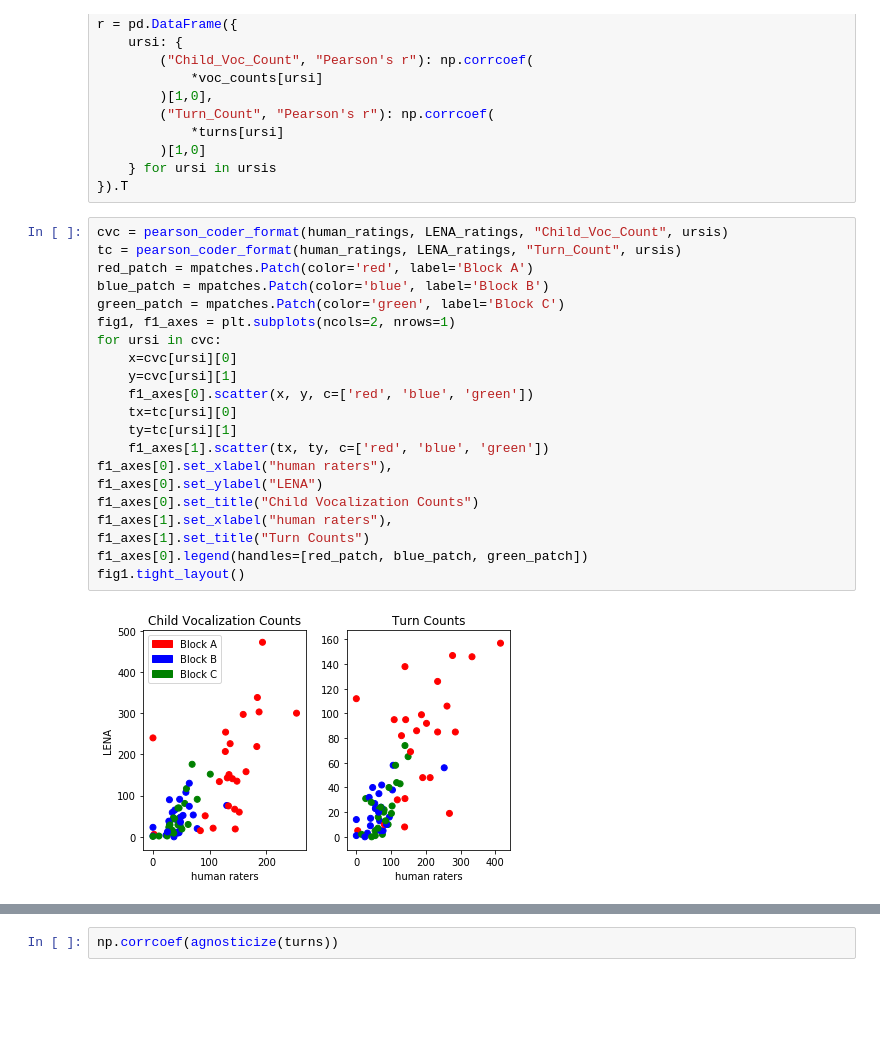
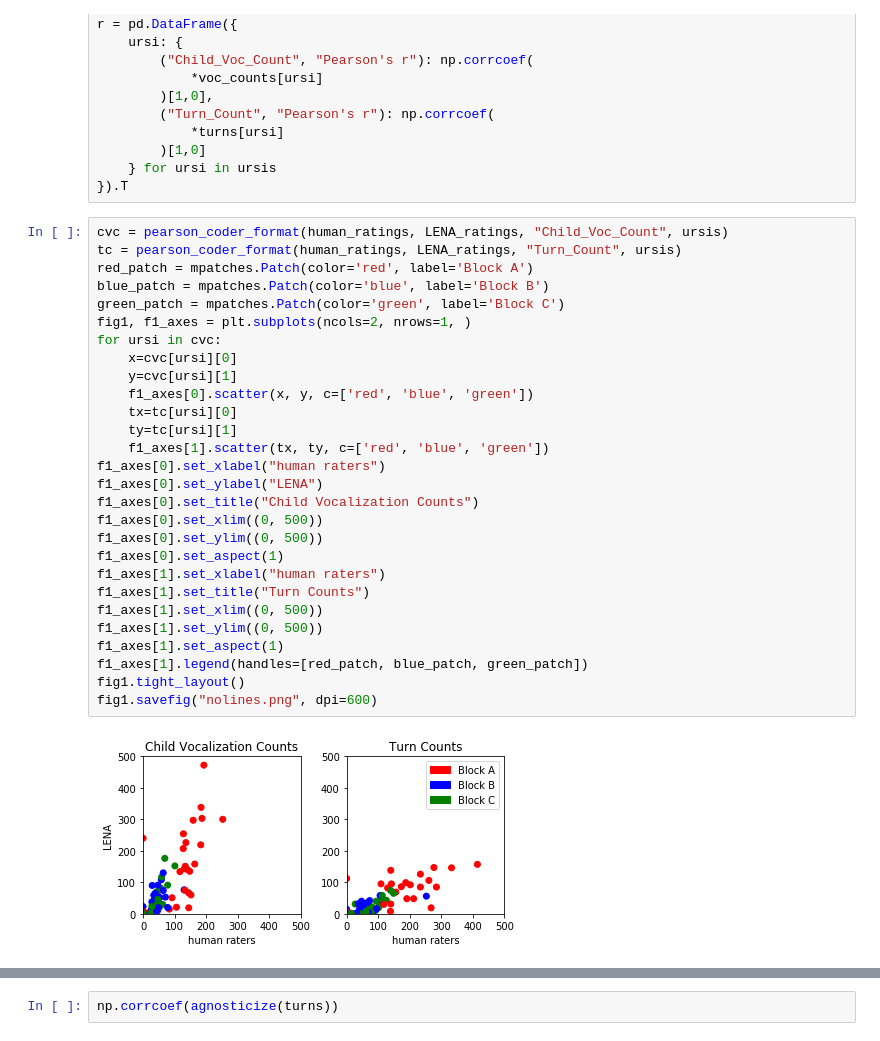
Before and after one commit to ChildMindInstitute/LENA-Brave-Buddies-Controlled-Play-Paradigm-analysis, a Jupyter notebook: CPP/LENA_vs_Human_Raters.ipynb, the cells around one changed output, grey strips where cells are left out. Cells and saved outputs as stored; diff of their text form; blank space fills up the shorter version.

Commit message:
:pencil: Tweak Plots
- xlim==ylim
- share y-axis
- lines
  - best fit
  - x=y
- Pearson's r on figures

Ref #8, #9

```diff
--- a/CPP/LENA_vs_Human_Raters.ipynb
+++ b/CPP/LENA_vs_Human_Raters.ipynb
@@ -299,23 +319,30 @@ r = pd.DataFrame({
 # %%
 cvc = pearson_coder_format(human_ratings, LENA_ratings, "Child_Voc_Count", ursis)
 tc = pearson_coder_format(human_ratings, LENA_ratings, "Turn_Count", ursis)
 red_patch = mpatches.Patch(color='red', label='Block A')
 blue_patch = mpatches.Patch(color='blue', label='Block B')
 green_patch = mpatches.Patch(color='green', label='Block C')
-fig1, f1_axes = plt.subplots(ncols=2, nrows=1)
+fig1, f1_axes = plt.subplots(ncols=2, nrows=1, )
 for ursi in cvc:
     x=cvc[ursi][0]
     y=cvc[ursi][1]
     f1_axes[0].scatter(x, y, c=['red', 'blue', 'green'])
     tx=tc[ursi][0]
     ty=tc[ursi][1]
     f1_axes[1].scatter(tx, ty, c=['red', 'blue', 'green'])
-f1_axes[0].set_xlabel("human raters"),
+f1_axes[0].set_xlabel("human raters")
 f1_axes[0].set_ylabel("LENA")
 f1_axes[0].set_title("Child Vocalization Counts")
-f1_axes[1].set_xlabel("human raters"),
+f1_axes[0].set_xlim((0, 500))
+f1_axes[0].set_ylim((0, 500))
+f1_axes[0].set_aspect(1)
+f1_axes[1].set_xlabel("human raters")
 f1_axes[1].set_title("Turn Counts")
-f1_axes[0].legend(handles=[red_patch, blue_patch, green_patch])
+f1_axes[1].set_xlim((0, 500))
+f1_axes[1].set_ylim((0, 500))
+f1_axes[1].set_aspect(1)
+f1_axes[1].legend(handles=[red_patch, blue_patch, green_patch])
 fig1.tight_layout()
+fig1.savefig("nolines.png", dpi=600)
 # %% [output]
-[figure, old version]
+[figure, new version]
```
Also changed, not shown: parts of 3 cells of this notebook.
